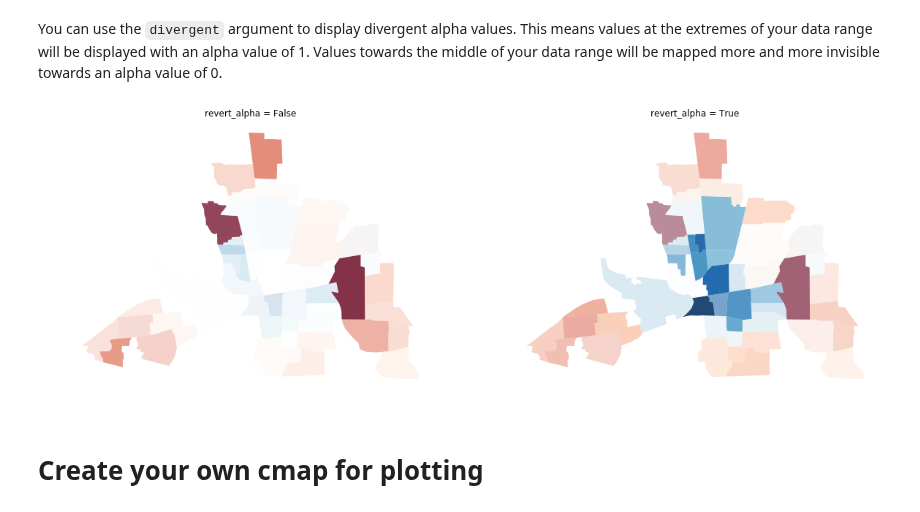
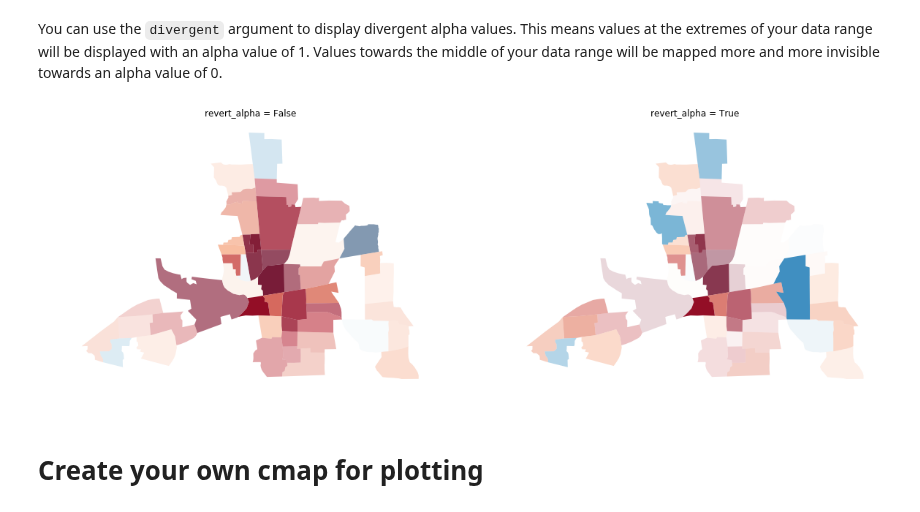
Before and after one commit to pysal/splot, a Jupyter notebook: notebooks/mapping_vba.ipynb, the cells around one changed output. Cells and saved outputs as stored; diff of their text form; code cells hidden in the pictures.

```diff
--- a/notebooks/mapping_vba.ipynb
+++ b/notebooks/mapping_vba.ipynb
@@ -138,24 +138,24 @@ You can use the `divergent` argument to display divergent alpha values. This mea
 # %%
 # create new figure
 fig, axs = plt.subplots(1,2, figsize=(20,10))
 
 # create a vba_choropleth
-vba_choropleth(y, x, gdf, cmap='RdBu',
+vba_choropleth(x, y, gdf, cmap='RdBu',
                divergent=False, ax=axs[0])
 
 # set divergent to True
-vba_choropleth(y, x, gdf, cmap='RdBu',
+vba_choropleth(x, y, gdf, cmap='RdBu',
                divergent=True, ax=axs[1])
 
 # set figure style
 axs[0].set_title('revert_alpha = False')
 axs[0].set_axis_off()
 axs[1].set_title('revert_alpha = True')
 
 # plot
 plt.show()
 # %% [output]
-[figure, old version]
+[figure, new version]
 # %% [markdown]
 # Create your own cmap for plotting
 # %% [markdown]
```
Also changed, not shown: parts of 3 cells of this notebook.
